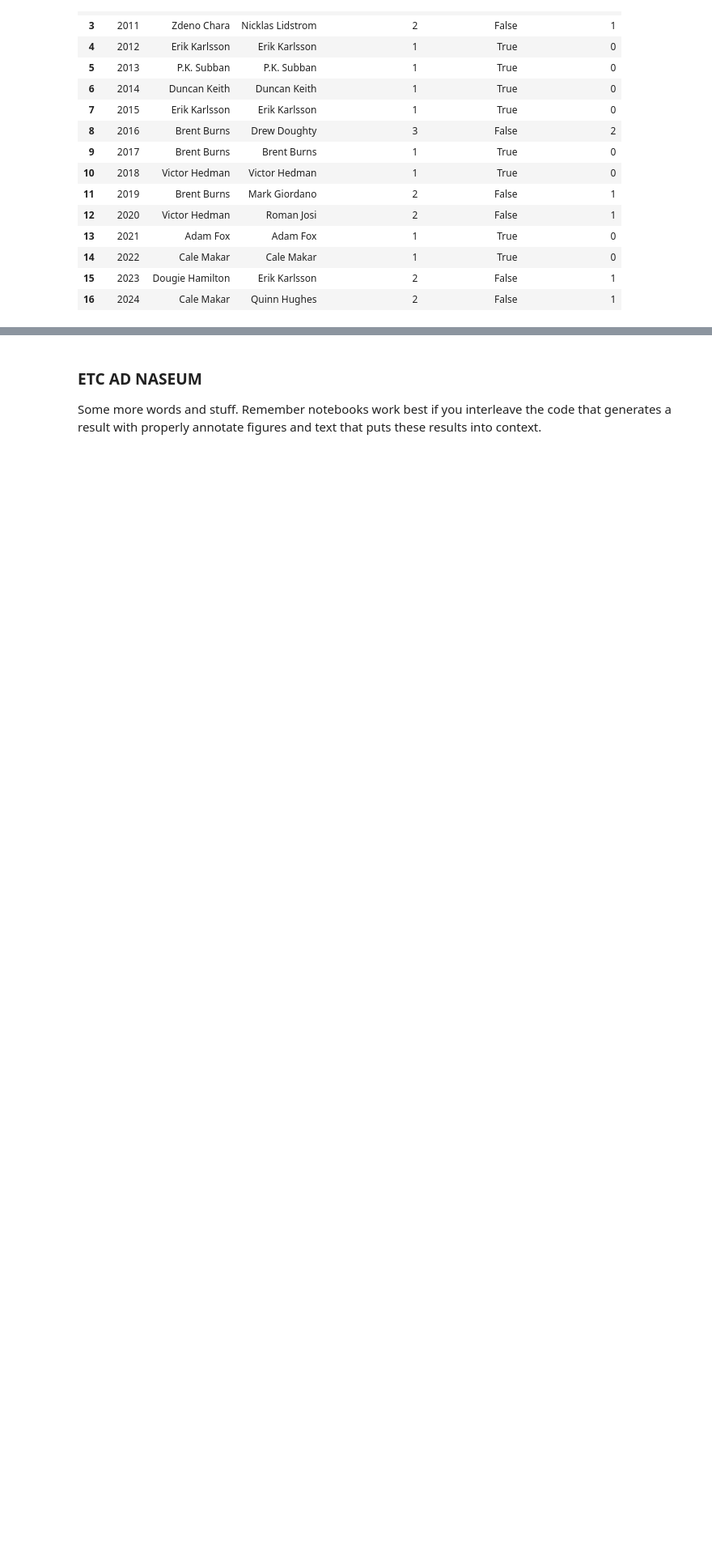
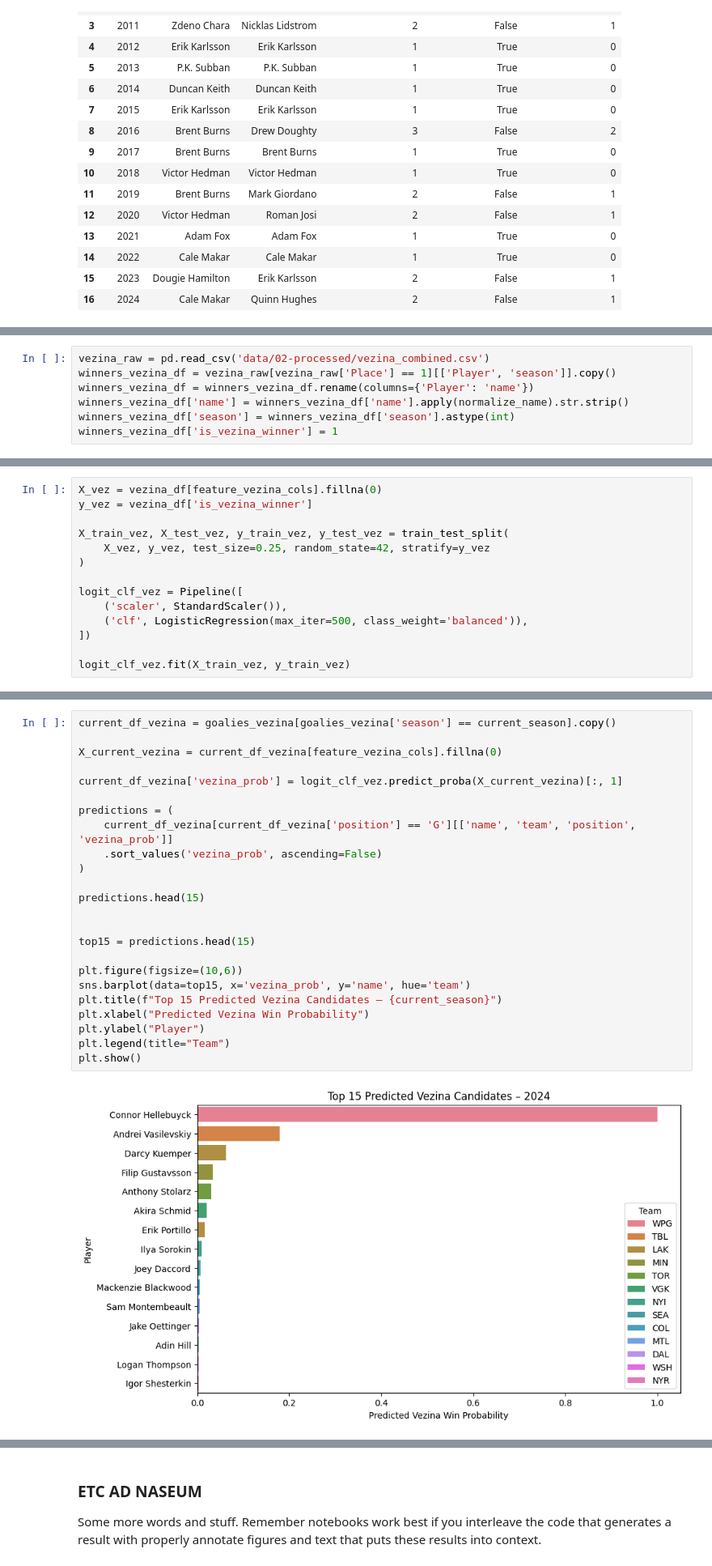
Before and after one commit to COGS108/Group118_WI26, a Jupyter notebook: 03-FinalProject.ipynb, the cells around one changed output, grey strips where cells are left out. Shown at 81% size. Cells and saved outputs as stored; diff of their text form; blank space fills up the shorter version.

Commit message:
Finished the logistic regression for the vezina dataset

```diff
--- a/03-FinalProject.ipynb
+++ b/03-FinalProject.ipynb
@@ -1131,0 +1116,7 @@ results_norris_RF_df
+# %%
+vezina_raw = pd.read_csv('data/02-processed/vezina_combined.csv')
+winners_vezina_df = vezina_raw[vezina_raw['Place'] == 1][['Player', 'season']].copy()
+winners_vezina_df = winners_vezina_df.rename(columns={'Player': 'name'})
+winners_vezina_df['name'] = winners_vezina_df['name'].apply(normalize_name).str.strip()
+winners_vezina_df['season'] = winners_vezina_df['season'].astype(int)
+winners_vezina_df['is_vezina_winner'] = 1
@@ -1131,0 +1169,14 @@ results_norris_RF_df
+# %%
+X_vez = vezina_df[feature_vezina_cols].fillna(0)
+y_vez = vezina_df['is_vezina_winner']
+
+X_train_vez, X_test_vez, y_train_vez, y_test_vez = train_test_split(
+    X_vez, y_vez, test_size=0.25, random_state=42, stratify=y_vez
+)
+
+logit_clf_vez = Pipeline([
+    ('scaler', StandardScaler()),
+    ('clf', LogisticRegression(max_iter=500, class_weight='balanced')),
+])
+
+logit_clf_vez.fit(X_train_vez, y_train_vez)
@@ -1131,0 +1196,26 @@ results_norris_RF_df
+# %%
+current_df_vezina = goalies_vezina[goalies_vezina['season'] == current_season].copy()
+
+X_current_vezina = current_df_vezina[feature_vezina_cols].fillna(0)
+
+current_df_vezina['vezina_prob'] = logit_clf_vez.predict_proba(X_current_vezina)[:, 1]
+
+predictions = (
+    current_df_vezina[current_df_vezina['position'] == 'G'][['name', 'team', 'position', 'vezina_prob']]
+    .sort_values('vezina_prob', ascending=False)
+)
+
+predictions.head(15)
+
+
+top15 = predictions.head(15)
+
+plt.figure(figsize=(10,6))
+sns.barplot(data=top15, x='vezina_prob', y='name', hue='team')
+plt.title(f"Top 15 Predicted Vezina Candidates – {current_season}")
+plt.xlabel("Predicted Vezina Win Probability")
+plt.ylabel("Player")
+plt.legend(title="Team")
+plt.show()
+# %% [output]
+[figure, added]
```
Also changed, not shown: parts of 23 cells of this notebook, 1 other file.
